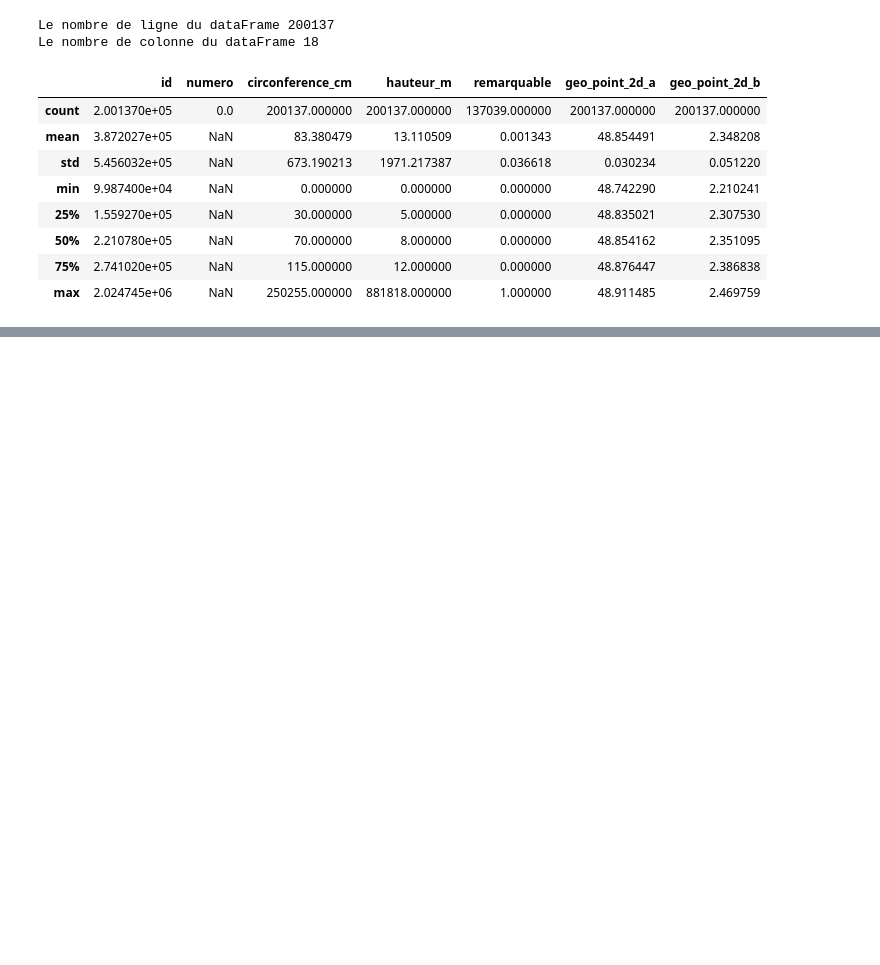
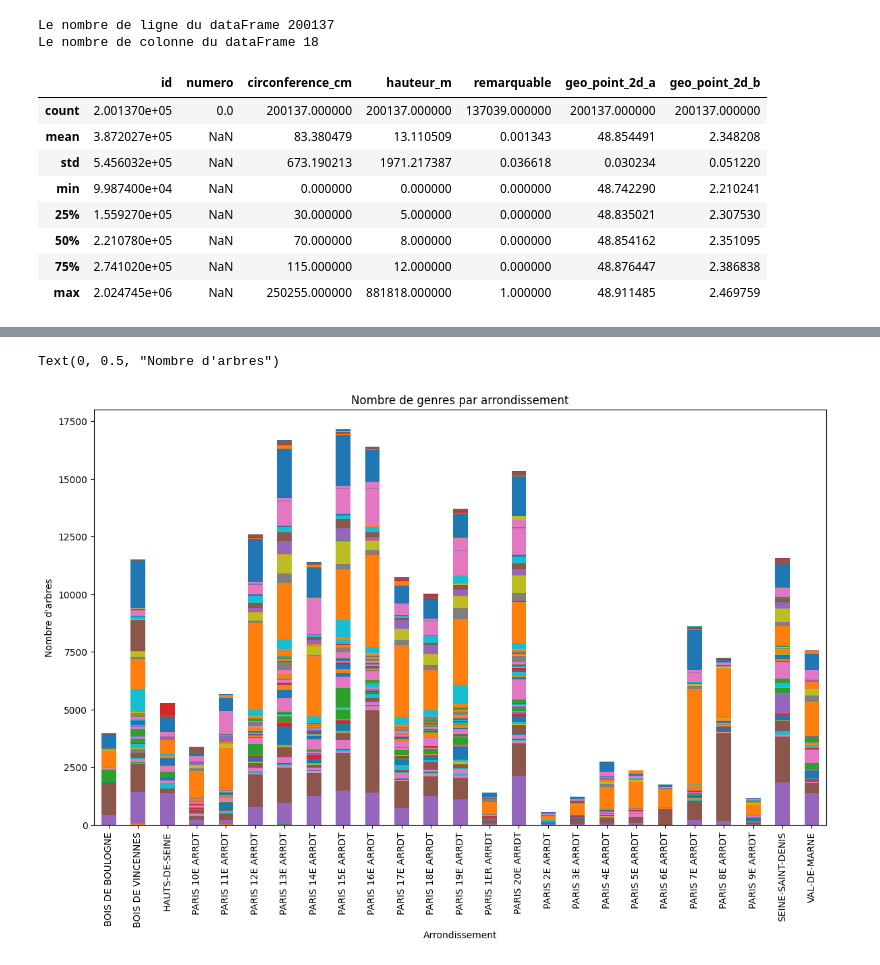
Before and after one commit to Belin27000/P2SmartCity, a Jupyter notebook: P2Tree.ipynb, the cells around one changed output, grey strips where cells are left out. Drawn from its saved outputs; the diff is of its cells as text; code cells hidden in the pictures; blank space fills up the shorter version.

```diff
--- a/P2Tree.ipynb
+++ b/P2Tree.ipynb
@@ -65,0 +171,14 @@ Matplotlib is building the font cache; this may take a moment.
+# %%
+grouped_data = data.groupby(['arrondissement', 'genre']).size().reset_index(name='count')
+# %%
+pivot_data = grouped_data.pivot(index='arrondissement', columns='genre', values='count').fillna(0)
+
+# Créer un graphique en barres empilé
+pivot_data.plot(kind='bar', stacked=True, figsize=(14, 8), legend=False)
+
+plt.title('Nombre de genres par arrondissement')
+plt.xlabel('Arrondissement')
+plt.ylabel('Nombre d\'arbres')
+# %% [output]
+Text(0, 0.5, "Nombre d'arbres")
+[figure, added]
```
Also changed, not shown: parts of 9 cells of this notebook.
